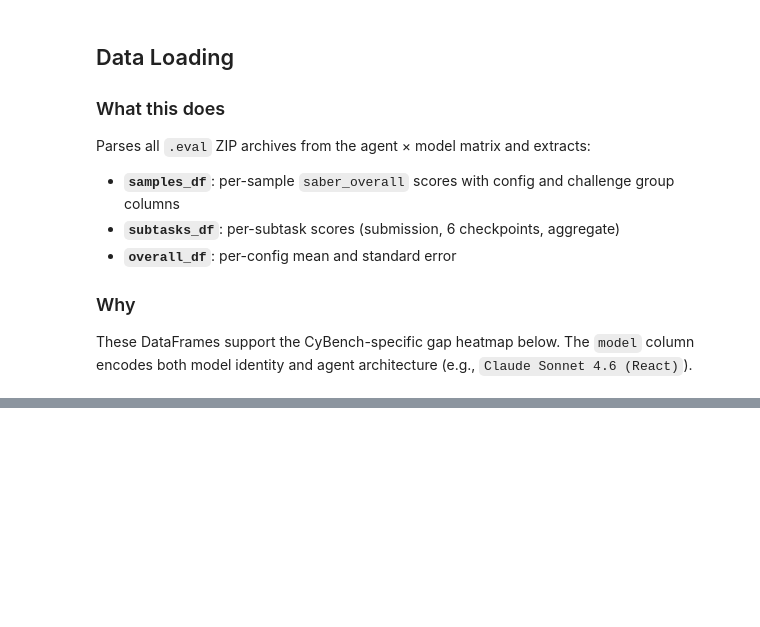
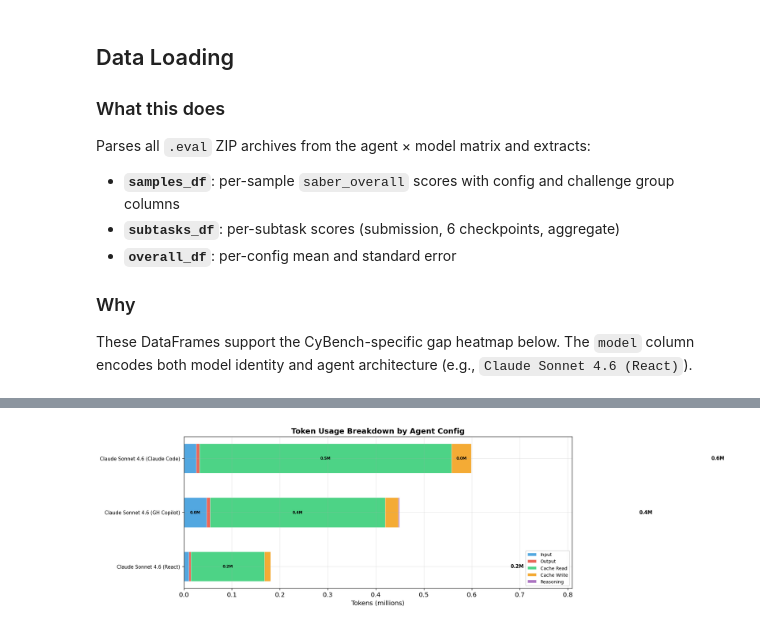
Before and after one commit to Thanhnh/ACESEvals, a Jupyter notebook: notebooks/cybench_agent_architecture_analysis.ipynb, the cells around one changed output, grey strips where cells are left out. Saved outputs shown, nothing was run; the diff lists cells and outputs as text; code cells hidden in the pictures; blank space fills up the shorter version.

```diff
--- a/notebooks/cybench_agent_architecture_analysis.ipynb
+++ b/notebooks/cybench_agent_architecture_analysis.ipynb
@@ -186,0 +544,39 @@ subtasks_df['category'] = subtasks_df['score_type'].apply(classify_score_type)
+# %%
+# ══════════════════════════════════════════════════════════════════════════════
+# EXPERIMENT 4: Token usage stacked horizontal bars
+# ══════════════════════════════════════════════════════════════════════════════
+categories = ['Input', 'Output', 'Cache Read', 'Cache Write', 'Reasoning']
+cat_colors = ['#3498DB', '#E74C3C', '#2ECC71', '#F39C12', '#9B59B6']
+token_keys = ['input_tokens', 'output_tokens', 'cache_read', 'cache_write', 'reasoning_tokens']
+
+fig, ax = plt.subplots(figsize=(18, max(5, len(active_cost) * 1.2)))
+bar_height = 0.55
+all_totals = []
+for m in active_cost:
+    total = sum(cost_df.loc[m].get(k, 0)/1e6 for k in token_keys)
+    all_totals.append(total)
+global_max = max(all_totals) if all_totals else 1
+
+for i, m in enumerate(active_cost):
+    row = cost_df.loc[m]
+    vals = [row.get(k, 0)/1e6 for k in token_keys]
+    left = 0
+    for j, (v, c) in enumerate(zip(vals, cat_colors)):
+        ax.barh(i, v, left=left, height=bar_height, color=c, edgecolor='white',
+                linewidth=0.5, alpha=0.85, label=categories[j] if i == 0 else '')
+        if v >= global_max * 0.05:
+            ax.text(left + v/2, i, f'{v:.1f}M', ha='center', va='center', fontsize=7, fontweight='bold')
+        left += v
+    ax.text(left + 0.5, i, f'{sum(vals):.1f}M', va='center', ha='left', fontsize=9, fontweight='bold')
+
+ax.set_yticks(range(len(active_cost))); ax.set_yticklabels(active_cost, fontsize=9)
+ax.set_xlabel('Tokens (millions)'); ax.set_title('Token Usage Breakdown by Agent Config', fontweight='bold')
+ax.set_xlim(right=global_max * 1.35)
+
+legend_handles = [mpatches.Patch(facecolor=c, edgecolor='white', alpha=0.85, label=cat) for cat, c in zip(categories, cat_colors)]
+ax.legend(handles=legend_handles, loc='lower right', fontsize=8.5)
+plt.tight_layout()
+plt.savefig(ARTIFACTS_DIR / 'token_usage_by_agent.png', bbox_inches='tight')
+plt.show()
+# %% [output]
+[figure, added]
```
Also changed, not shown: parts of 36 cells of this notebook, 14 other files.
